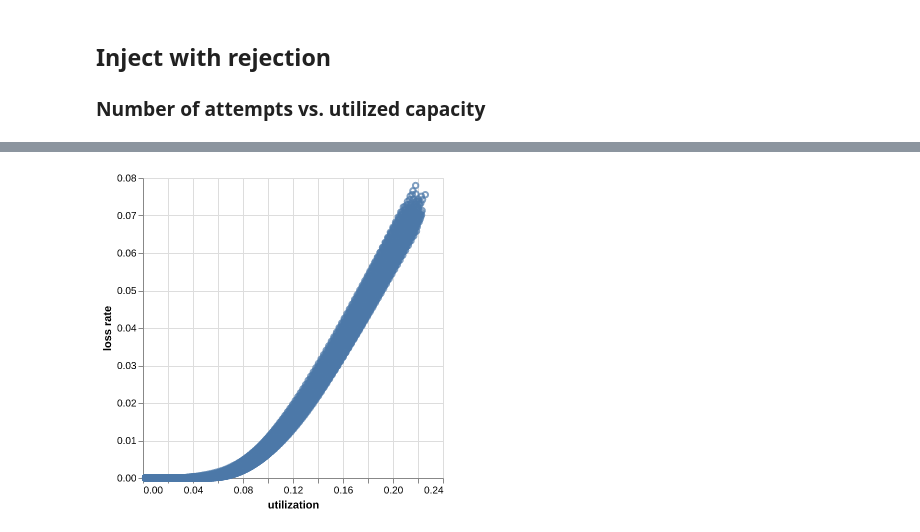
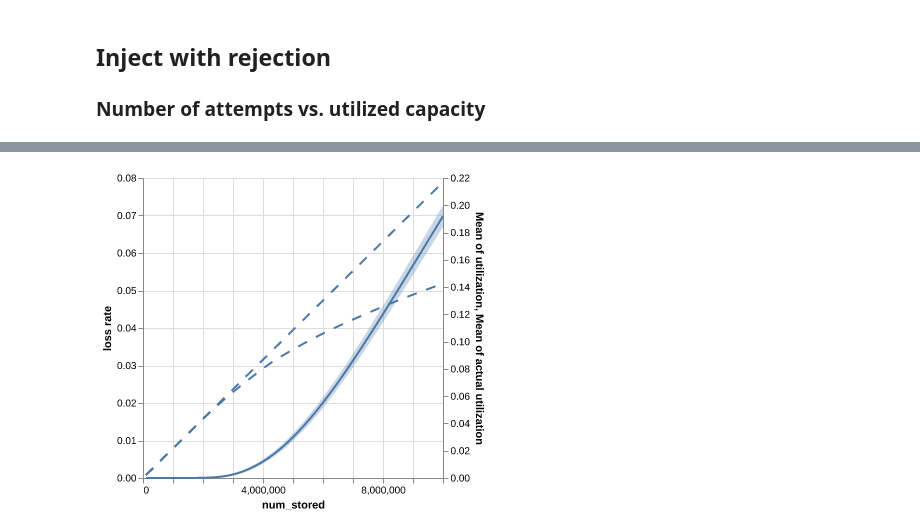
Before and after one commit to sgdxbc/storage-simulation-data, a Jupyter notebook: graphs.ipynb, the cells around one changed output, grey strips where cells are left out. Cells and saved outputs as stored; diff of their text form; code cells hidden in the pictures.

```diff
--- a/graphs.ipynb
+++ b/graphs.ipynb
@@ -241,8 +242,14 @@ df = (
             "utilization"
         ),
         (pl.col("num_loss") / pl.col("num_stored")).alias("loss rate"),
+        (pl.col("num_evict") / pl.col("supply")).alias("evicted utilization"),
     )
-    .with_columns(pl.col("utilization").round(2).alias("binned utilization"))
+    .with_columns(
+        pl.col("utilization").round(2).alias("binned utilization"),
+        (pl.col("utilization") - pl.col("evicted utilization")).alias(
+            "actual utilization"
+        ),
+    )
 )
 df
 # %% [output]
@@ -250,4 +270,19 @@ TypeError: type Expr doesn't define __round__ method
-# %%
-alt.Chart(df).encode(alt.X("utilization"), alt.Y("loss rate")).mark_point()
-# %% [output]
-[figure, removed]
+# %%
+base = alt.Chart(df).encode(alt.X("num_stored"))
+loss = (
+    base.encode(alt.Y("loss rate").scale(domainMin=0.0)).mark_errorband(extent="stdev")
+    + base.encode(alt.Y("loss rate", aggregate="mean")).mark_line()
+)
+base = alt.Chart(df).encode(alt.X("num_stored"))
+util = base.encode(alt.Y("utilization", aggregate="mean")).mark_line(
+    strokeDash=[10, 10],
+)
+actual_util = base.encode(alt.Y("actual utilization", aggregate="mean")).mark_line(
+    strokeDash=[10, 10],
+)
+evict = alt.layer(loss, (util + actual_util)).resolve_axis(y="independent").resolve_scale(
+    y="independent"
+)
+evict
+# %% [output]
+[figure, added]
```
Also changed, not shown: parts of 9 cells of this notebook, 6 other files.
